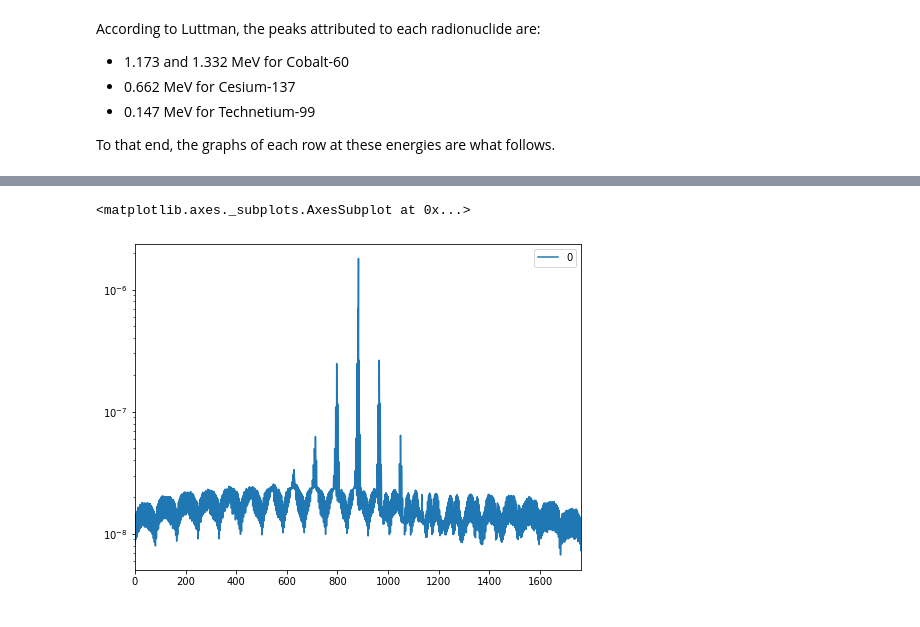
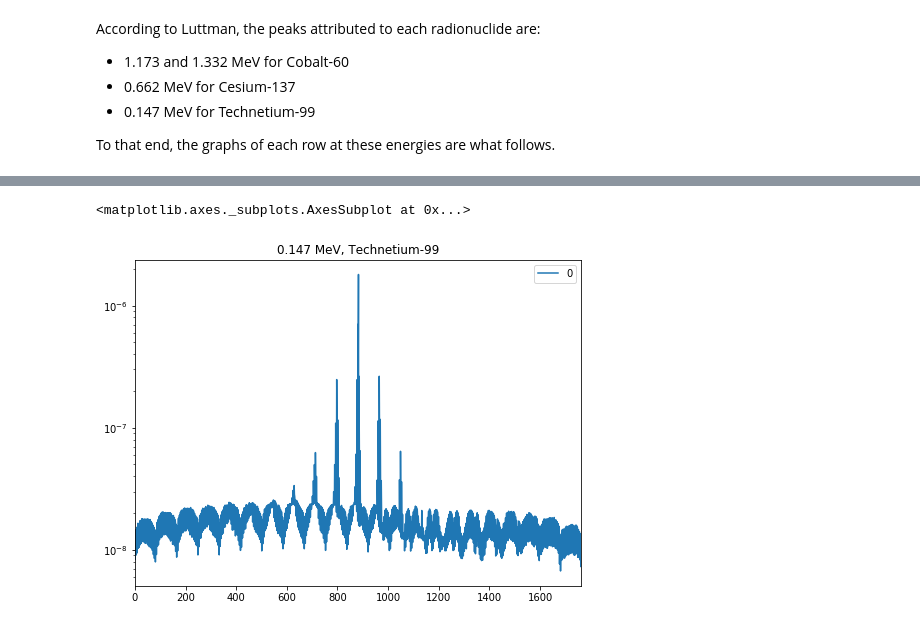
Before and after one commit to Dithizone/Math398-Project, a Jupyter notebook: RadionuclideSeparation.ipynb, the cells around one changed output, grey strips where cells are left out. Saved outputs shown, nothing was run; the diff lists cells and outputs as text; code cells hidden in the pictures.

```diff
--- a/RadionuclideSeparation.ipynb
+++ b/RadionuclideSeparation.ipynb
@@ -88,16 +88,16 @@ data0662.plot(kind="line", y=0, figsize=(8, 6), logy=True)
 # %%
 # For 0.147 MeV (0.1475 in data)
 row0147 = PNNLdata.loc[0.1475:0.1475, :1764]
 
 # file = open("0147data.txt", "w")
 # for value in range(1764):
 #     print(row0147.iloc[0, value])
 #     file.write(f"{row0147.iloc[0, value]}\n")
 #
 # file.close()
 
 data0147 = pd.read_csv("0147data.txt", header=None)
-data0147.plot(kind="line", y=0, figsize=(8, 6), logy=True)
+data0147.plot(kind="line", y=0, figsize=(8, 6), logy=True, title="0.147 MeV, Technetium-99")
 # %% [output]
 <matplotlib.axes._subplots.AxesSubplot at 0x...>
-[figure, old version]
+[figure, new version]
```
Also changed, not shown: parts of 3 cells of this notebook.
